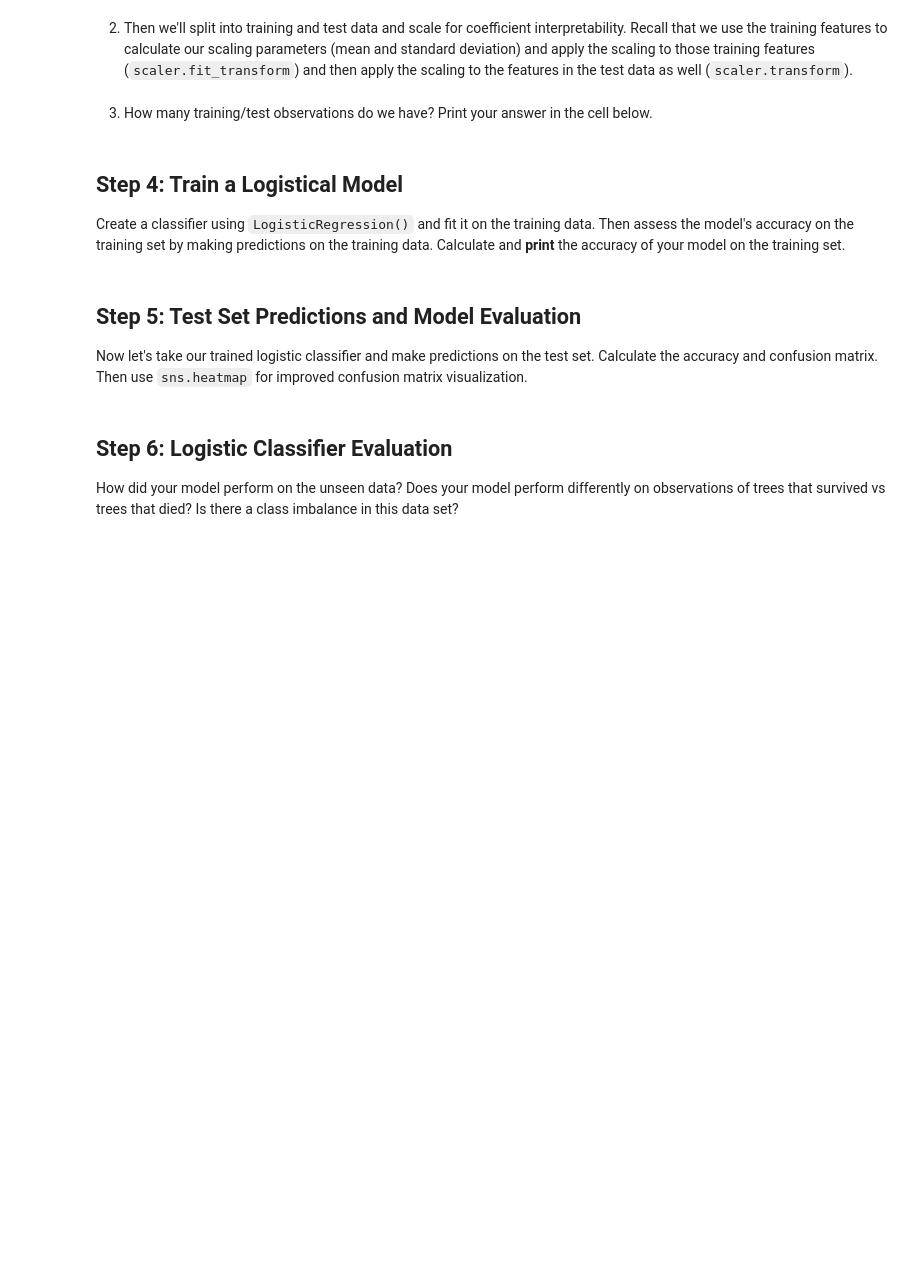
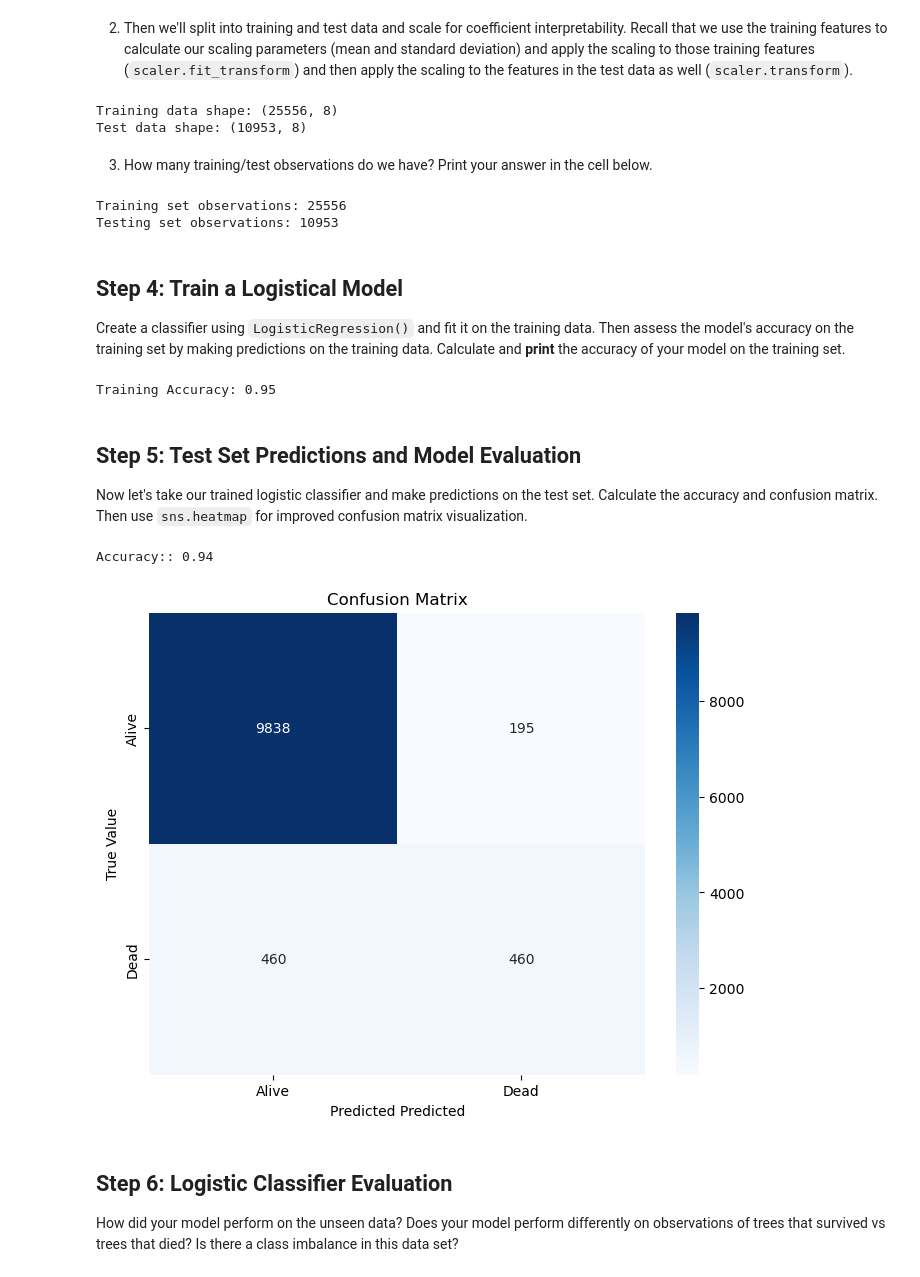
Before and after one commit to Aoverbye/EDS232-labs, a Jupyter notebook: Week3/lab3-wildfire.ipynb, the cells around one changed output. Drawn from its saved outputs; the diff is of its cells as text; code cells hidden in the pictures; blank space fills up the shorter version.

```diff
--- a/Week3/lab3-wildfire.ipynb
+++ b/Week3/lab3-wildfire.ipynb
@@ -74,7 +80,7 @@ trees_dat.head()
 | 4 | 2006 - Tripod | 2TREE | Prichard | 1 | NaN | 113 | 11.0 | NaN | NaN | NaN | ... |
 5 rows × 64 columns
 # %%
-trees_dat = trees_dat.loc[:, ['YrFireName', 'Times_burned', 'Species', 'Genus_species', 'DBH_cm', 'HT_m', 'CR_pre', 'CR_post']]
+trees_dat = trees_dat.loc[:, ['yr1status','YrFireName', 'Times_burned', 'Species', 'Genus_species', 'DBH_cm', 'HT_m', 'CR_pre', 'CR_post']]
 # %%
 trees_dat = trees_dat.dropna()
 # %%
@@ -103,9 +109,10 @@ dtype: object
 1. We recode categorical predictors to zero-based integer form because most machine learning models, including logistic regression, cannot work directly with categorical data represented as strings or labels. Instead, models require numerical input. Let's do that here.
 # %%
 #factorize, convert dtypes
-trees_dat['yrfirename_int'] = pd.factorize(trees_dat['YrFireName'])[0]
-trees_dat['species_int'] = pd.factorize(trees_dat['Species'])[0]
-trees_dat['genus_species_int'] = pd.factorize(trees_dat['Genus_species'])[0]
+# Recode categorical predictors to zero-based integer form
+for col in ['Genus_species', 'YrFireName', 'Species']:
+    trees_dat[col],_ = pd.factorize(trees_dat[col], sort=True)
 
-print(trees_dat.dtypes)
+# Check
+trees_dat.head()
 # %% [output]
@@ -146,34 +145,81 @@ print(trees_dat)
 # %% [markdown]
 2. Then we'll split into training and test data and scale for coefficient interpretability.  Recall that we use the training features to calculate our scaling parameters (mean and standard deviation) and apply the scaling to those training features (`scaler.fit_transform`) and then apply the scaling to the features in the test data as well (`scaler.transform`).
 # %%
+# Define the feature matrix and target variable
+X = trees_dat[['Times_burned', 'DBH_cm', 'HT_m', 'CR_pre', 'CR_post',
+                'YrFireName', 'Species', 'Genus_species']]
+y = trees_dat['yr1status']
 
-...
+# Select features and target
+X = trees_dat[['YrFireName', 'Times_burned', 'Species', 'Genus_species', 'DBH_cm', 'HT_m', 'CR_pre', 'CR_post']]
+y = trees_dat['yr1status']
+
+# Split into train and test sets (70% training, 30% test)
+X_train, X_test, y_train, y_test = train_test_split(X, y, test_size=0.3, random_state=42)
+
+# Scale features using StandardScaler
+scaler = StandardScaler()
+X_train_scaled = scaler.fit_transform(X_train)
+X_test_scaled = scaler.transform(X_test)
+
+print(f"Training data shape: {X_train_scaled.shape}")
+print(f"Test data shape: {X_test_scaled.shape}")
+# %% [output]
+Training data shape: (25556, 8)
+Test data shape: (10953, 8)
 # %% [markdown]
 3. How many training/test observations do we have? Print your answer in the cell below.
 # %%
-...
 
 # Verify the training and testing set size
-print("Training set observations:", )
-print("Testing set observations:",)
+print(f"Training set observations: {X_train.count().max()}", )
+print(f"Testing set observations: {X_test.count().max()}",)
+# %% [output]
+Training set observations: 25556
+Testing set observations: 10953
 # %% [markdown]
 ## Step 4: Train a Logistical Model
 Create a classifier using `LogisticRegression()` and fit it on the training data.  Then assess the model's accuracy on the training set by making predictions on the training data.  Calculate and **print** the accuracy of your model on the training set.
 # %%
-...
-print(f"Training Accuracy: ")
+# Define and fit the logistic regression model
+logistic_model = LogisticRegression(max_iter=1000, random_state=42)
+logistic_model.fit(X_train_scaled, y_train)
+
+# Make predictions on the training data
+y_train_pred = logistic_model.predict(X_train_scaled)
+
+# Calculate and print training accuracy
+training_accuracy = accuracy_score(y_train, y_train_pred)
+print(f"Training Accuracy: {training_accuracy:.2f}")
+# %% [output]
+Training Accuracy: 0.95
 # %% [markdown]
 ## Step 5: Test Set Predictions and Model Evaluation
 Now let's take our trained logistic classifier and make predictions on the test set. Calculate the accuracy and confusion matrix. Then use `sns.heatmap` for improved confusion matrix visualization.
 # %%
 ...
 
-# Print evaluation metrics
-print(f"Accuracy: ")
+# Make predictions on the test data
+y_test_pred = logistic_model.predict(X_test_scaled)
 
+# Calculate and print accuracy on the test set
+test_accuracy = accuracy_score(y_test, y_test_pred)
+print(f"Accuracy:: {test_accuracy:.2f}")
+
+# Generate confusion matrix
+conf_matrix = confusion_matrix(y_test, y_test_pred)
 
 #Plot confusion matrix
-...
+# Plot confusion matrix using seaborn heatmap
+plt.figure(figsize=(8, 6))
+sns.heatmap(conf_matrix, annot=True, fmt='d', cmap='Blues', xticklabels=["Alive", "Dead"], yticklabels=["Alive", "Dead"])
+plt.title("Confusion Matrix")
+plt.xlabel("Predicted Predicted")
+plt.ylabel("True Value")
+plt.show()
+# %% [output]
+Accuracy:: 0.94
+[figure, added]
 # %% [markdown]
 ## Step 6: Logistic Classifier Evaluation
 How did your model perform on the unseen data?
```
Also changed, not shown: parts of 6 cells of this notebook, 1 other file.
